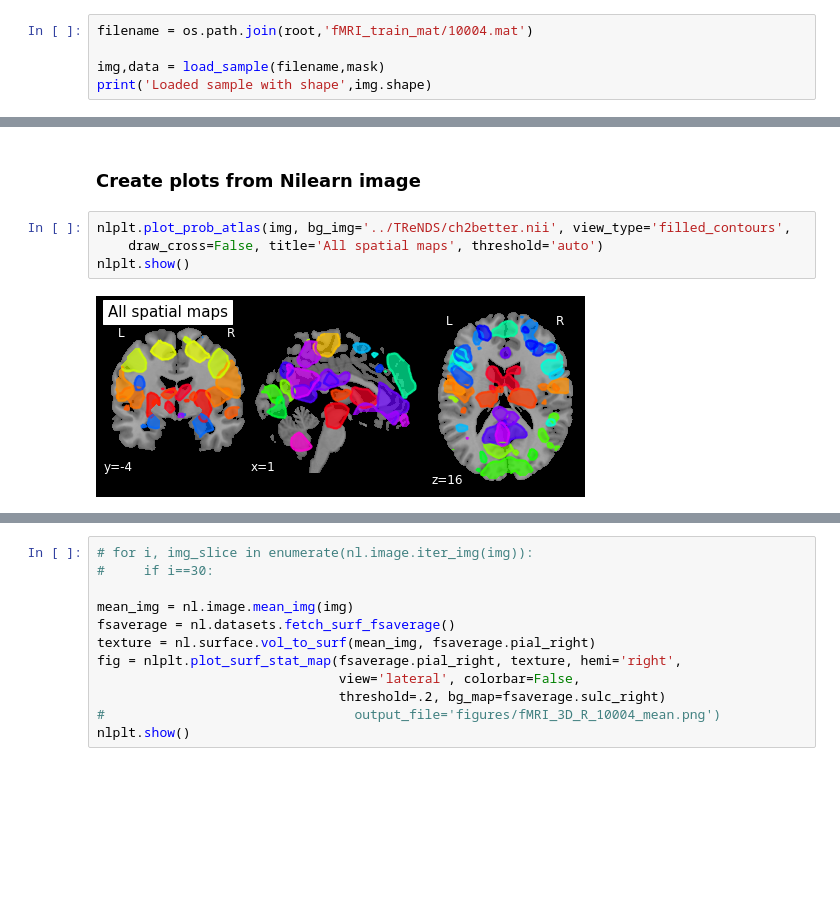
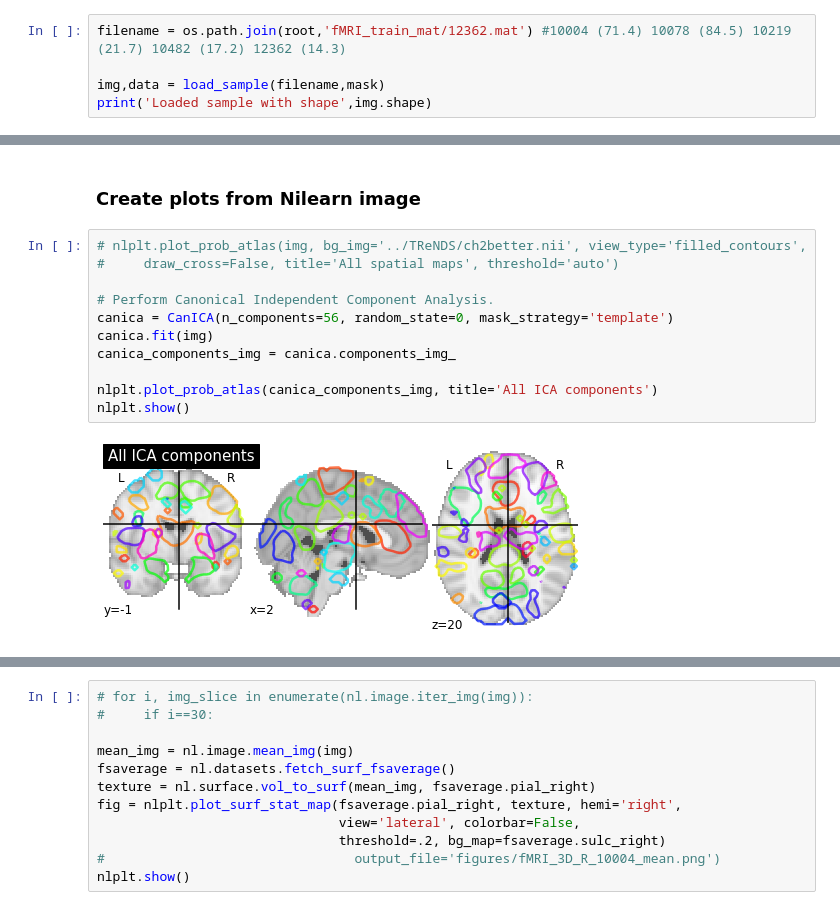
Before and after one commit to Beerend/TReNDS, a Jupyter notebook: notebooks/read_fMRI_image.ipynb, the cells around one changed output, grey strips where cells are left out. Drawn from its saved outputs; the diff is of its cells as text; blank space fills up the shorter version.

```diff
--- a/notebooks/read_fMRI_image.ipynb
+++ b/notebooks/read_fMRI_image.ipynb
@@ -18,7 +20,7 @@ def load_sample(filename,mask):
     img = nl.image.new_img_like(mask, data, affine=mask.affine, copy_header=True)
     return img,data
 # %%
-filename = os.path.join(root,'fMRI_train_mat/10004.mat')
+filename = os.path.join(root,'fMRI_train_mat/12362.mat') #10004 (71.4) 10078 (84.5) 10219 (21.7) 10482 (17.2) 12362 (14.3)
 
 img,data = load_sample(filename,mask)
 print('Loaded sample with shape',img.shape)
@@ -27,8 +29,15 @@ Loaded sample with shape (53, 63, 52, 53)
 # %% [markdown]
 <h3>Create plots from Nilearn image</h3>
 # %%
-nlplt.plot_prob_atlas(img, bg_img='../TReNDS/ch2better.nii', view_type='filled_contours',
-    draw_cross=False, title='All spatial maps', threshold='auto')
+# nlplt.plot_prob_atlas(img, bg_img='../TReNDS/ch2better.nii', view_type='filled_contours',
+#     draw_cross=False, title='All spatial maps', threshold='auto')
+
+# Perform Canonical Independent Component Analysis.
+canica = CanICA(n_components=56, random_state=0, mask_strategy='template')
+canica.fit(img)
+canica_components_img = canica.components_img_
+
+nlplt.plot_prob_atlas(canica_components_img, title='All ICA components')
 nlplt.show()
 # %% [output]
-[figure, old version]
+[figure, new version]
```
Also changed, not shown: parts of 6 cells of this notebook, 4 other files.
